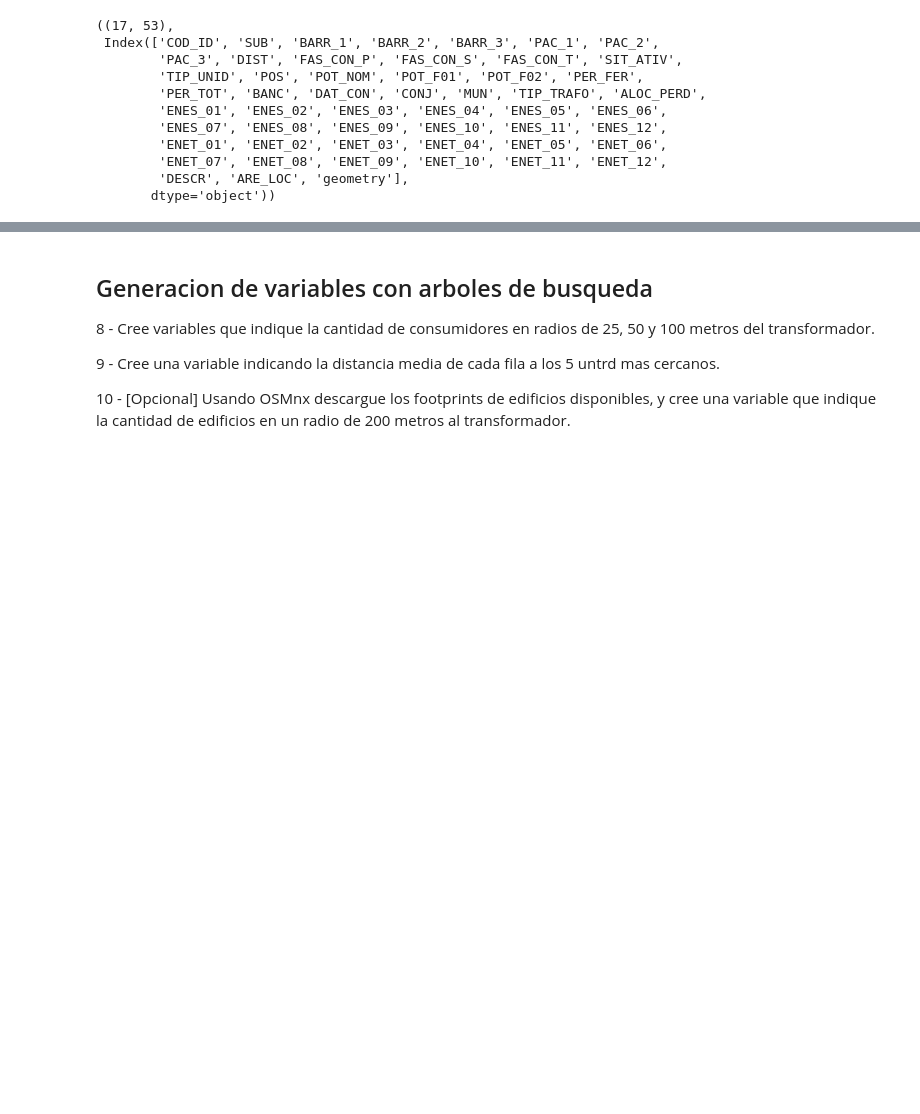
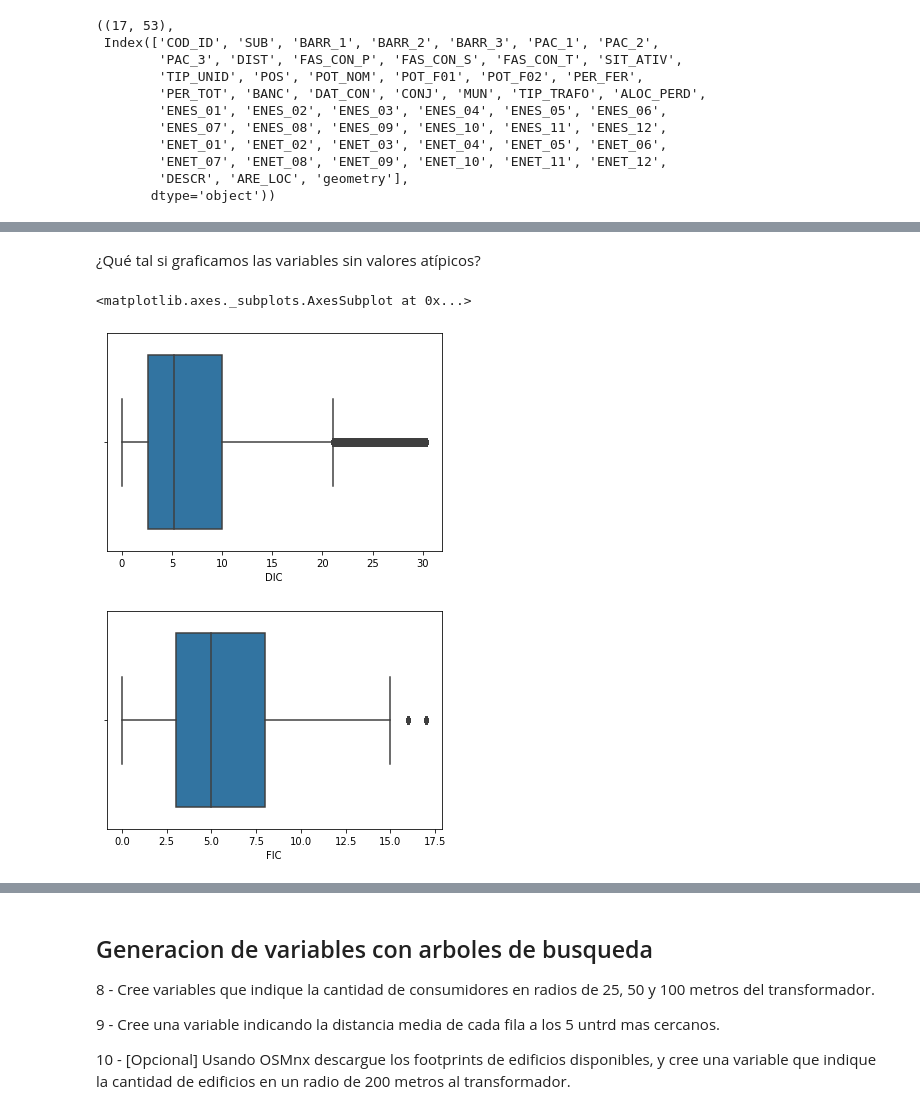
Before and after one commit to georeference-ML-mentoria/AnalisisYCuracion-, a Jupyter notebook: Practico_AyC.ipynb, the cells around one changed output, grey strips where cells are left out. Saved outputs shown, nothing was run; the diff lists cells and outputs as text; code cells hidden in the pictures; blank space fills up the shorter version.

```diff
--- a/Practico_AyC.ipynb
+++ b/Practico_AyC.ipynb
@@ -84,0 +185,14 @@ ucbt.columns, ucbt.columns
+# %% [markdown]
+¿Qué tal si graficamos las variables sin valores atípicos?
+# %%
+dic_is_outlier = (ucbt.DIC - ucbt.DIC.mean()).abs() > 3 * ucbt.DIC.std()
+fic_is_outlier = (ucbt.FIC - ucbt.FIC.mean()).abs() > 3 * ucbt.FIC.std()
+
+plt.figure()
+sns.boxplot(ucbt[~dic_is_outlier].DIC)
+plt.figure()
+sns.boxplot(ucbt[~fic_is_outlier].FIC)
+# %% [output]
+<matplotlib.axes._subplots.AxesSubplot at 0x...>
+[figure, added]
+[figure, added]
```
Also changed, not shown: parts of 76 cells of this notebook.
